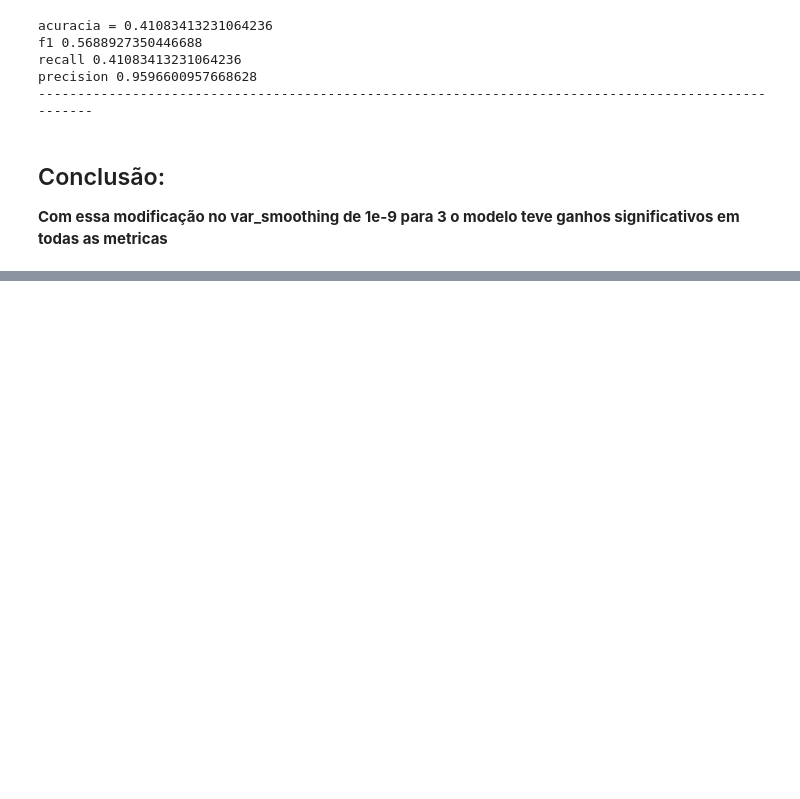
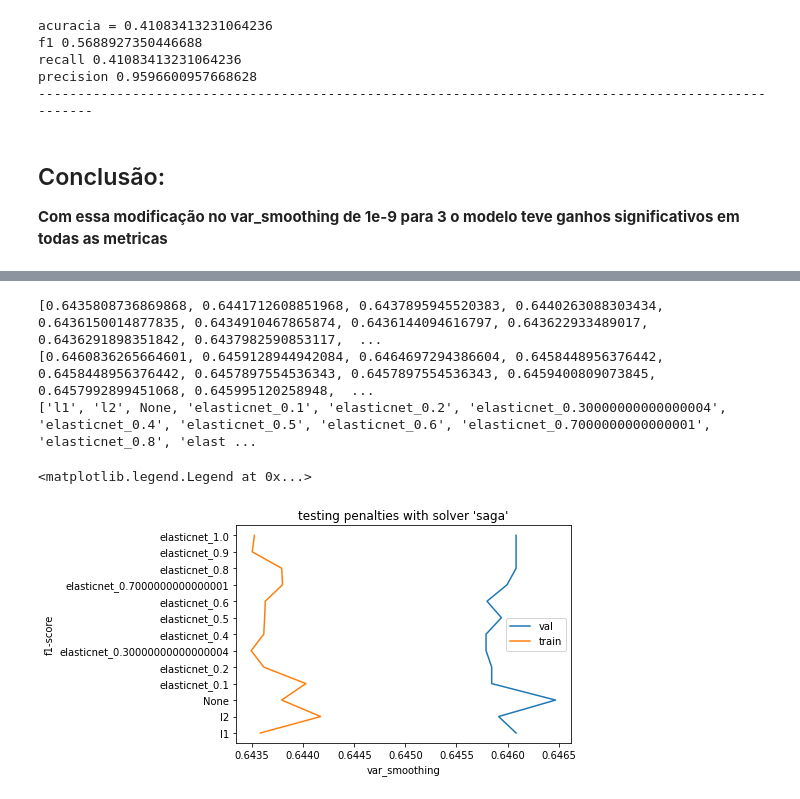
Before and after one commit to IndioP/Projeto-AM, a Jupyter notebook: Avila.ipynb, the cells around one changed output, grey strips where cells are left out. Cells and saved outputs as stored; diff of their text form; code cells hidden in the pictures; blank space fills up the shorter version.

```diff
--- a/Avila.ipynb
+++ b/Avila.ipynb
@@ -88,11 +88,11 @@ df = pd.read_csv("Projeto-AM/avila-ts.txt",names=names)
 X_test = df.drop("Class",axis=1)
 y_test = df["Class"]
 # %%
-models = [DecisionTreeClassifier, GaussianNB, LogisticRegression, KNeighborsClassifier]
+models = [DecisionTreeClassifier(), GaussianNB(), Pipeline([('scaler', StandardScaler()), ('LR', LogisticRegression(max_iter=10000))]), KNeighborsClassifier()]
 models_names = ["DecisionTreeClassifier", "GaussianNB", "LogisticRegression", "KNeighborsClassifier"]
 for model,name in zip(models,models_names):
   print(f'model ',name)
-  clf = model()
+  clf = model
   clf.fit(X_train,y_train)
 
   print("acuracia =",clf.score(X_valid,y_valid))
@@ -273,0 +287,42 @@ precision 0.9596600957668628
+# %%
+import numpy as np
+import matplotlib.pyplot as plt
+from sklearn.preprocessing import StandardScaler
+from sklearn.pipeline import Pipeline
+
+results_val = []
+results_train = []
+penalties = ['l1','l2',None]
+for penalty in penalties:
+  clf = pipe = Pipeline([('scaler', StandardScaler()), ('LR', LogisticRegression(penalty=penalty,solver='saga',max_iter=10000))])
+  clf.fit(X_train,y_train)
+  pred = clf.predict(X_valid)
+  results_val.append(f1_score(pred,y_valid,average="weighted"))
+  pred = clf.predict(X_train)
+  results_train.append(f1_score(pred,y_train,average="weighted"))
+
+for l1_ratio in np.linspace(0.1,1.0,10):
+  penalties.append(f"elasticnet_{l1_ratio}")
+  clf = Pipeline([('scaler', StandardScaler()), ('LR', LogisticRegression(penalty='elasticnet',solver='saga',l1_ratio=l1_ratio,max_iter=10000))])
+  clf.fit(X_train,y_train)
+  pred = clf.predict(X_valid)
+  results_val.append(f1_score(pred,y_valid,average="weighted"))
+  pred = clf.predict(X_train)
+  results_train.append(f1_score(pred,y_train,average="weighted"))
+
+print(results_train)
+print(results_val)
+print(penalties)
+penalties = [str(p) for p in penalties]
+plt.title("testing penalties with solver 'saga'")
+plt.plot(results_val,penalties,label='val')
+plt.plot(results_train,penalties,label='train')
+plt.ylabel("f1-score")
+plt.xlabel("var_smoothing")
+plt.legend()
+# %% [output]
+[0.6435808736869868, 0.6441712608851968, 0.6437895945520383, 0.6440263088303434, 0.6436150014877835, 0.6434910467865874, 0.6436144094616797, 0.643622933489017, 0.6436291898351842, 0.6437982590853117,  ...
+[0.6460836265664601, 0.6459128944942084, 0.6464697294386604, 0.6458448956376442, 0.6458448956376442, 0.6457897554536343, 0.6457897554536343, 0.6459400809073845, 0.6457992899451068, 0.645995120258948,  ...
+['l1', 'l2', None, 'elasticnet_0.1', 'elasticnet_0.2', 'elasticnet_0.30000000000000004', 'elasticnet_0.4', 'elasticnet_0.5', 'elasticnet_0.6', 'elasticnet_0.7000000000000001', 'elasticnet_0.8', 'elast ...
+<matplotlib.legend.Legend at 0x...>
+[figure, added]
```
Also changed, not shown: parts of 8 cells of this notebook.
